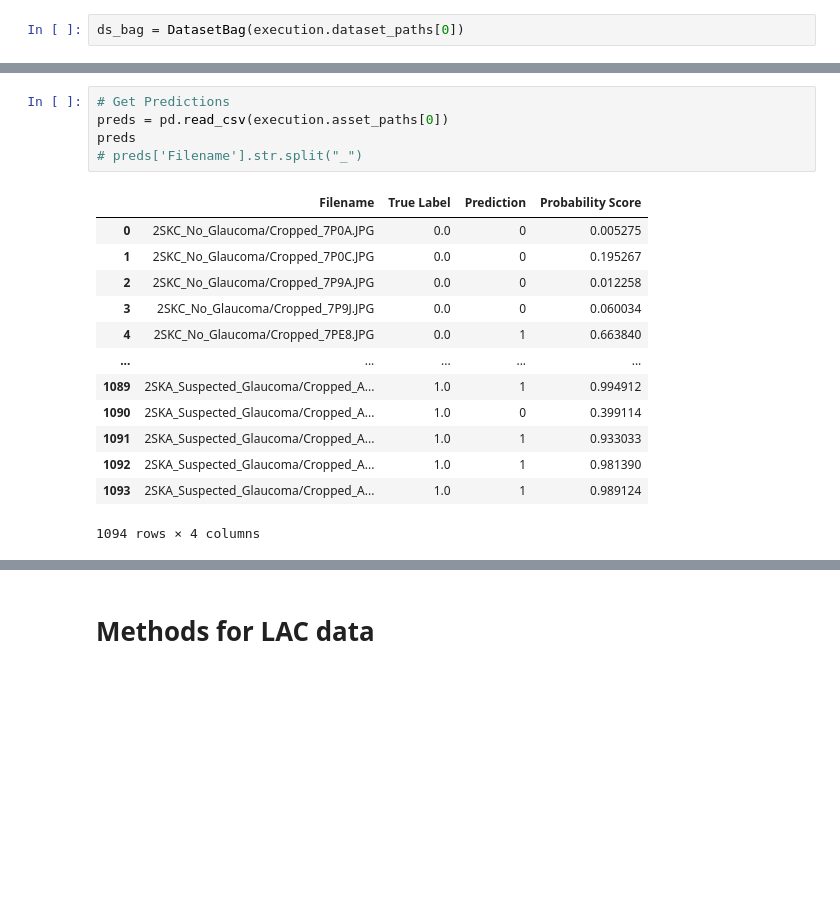
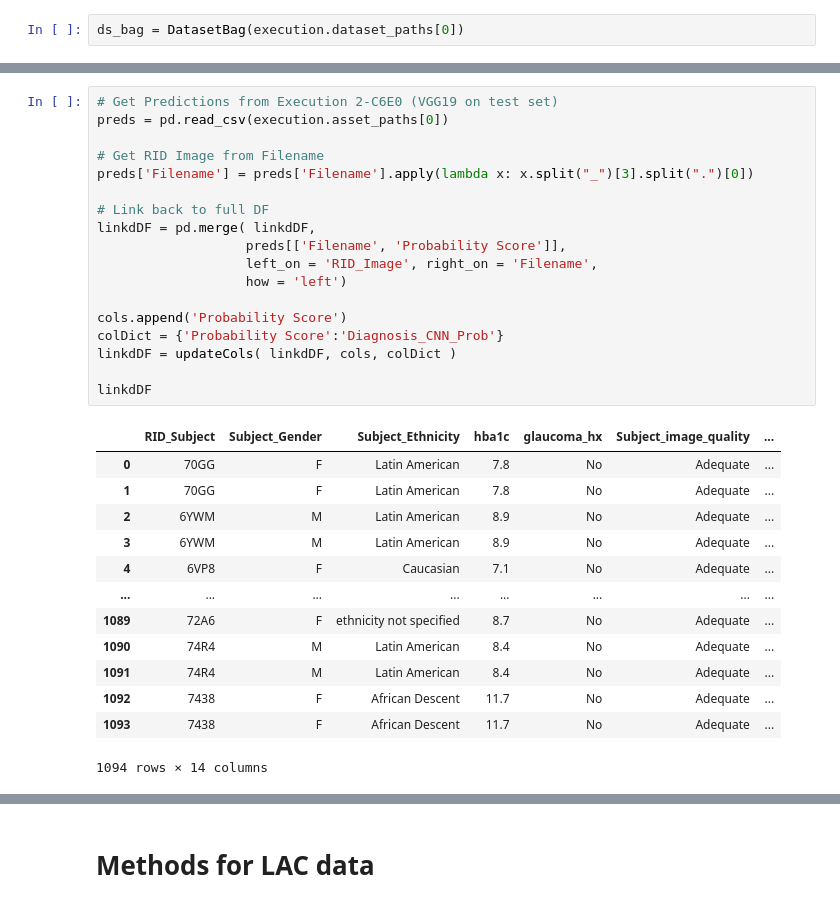
Before and after one commit to informatics-isi-edu/eye-ai-exec, a Jupyter notebook: notebooks/Sandbox_KB/Get_VGGPreds.ipynb, the cells around one changed output, grey strips where cells are left out. Cells and saved outputs as stored; diff of their text form; blank space fills up the shorter version.

```diff
--- a/notebooks/Sandbox_KB/Get_VGGPreds.ipynb
+++ b/notebooks/Sandbox_KB/Get_VGGPreds.ipynb
@@ -160,19 +189,32 @@ eye-ai:Subject
 # %%
-# Get Predictions
+# Get Predictions from Execution 2-C6E0 (VGG19 on test set)
 preds = pd.read_csv(execution.asset_paths[0])
-preds
-# preds['Filename'].str.split("_")
+
+# Get RID Image from Filename
+preds['Filename'] = preds['Filename'].apply(lambda x: x.split("_")[3].split(".")[0])
+
+# Link back to full DF
+linkdDF = pd.merge( linkdDF,
+                   preds[['Filename', 'Probability Score']],
+                   left_on = 'RID_Image', right_on = 'Filename',
+                   how = 'left')
+
+cols.append('Probability Score')
+colDict = {'Probability Score':'Diagnosis_CNN_Prob'}
+linkdDF = updateCols( linkdDF, cols, colDict )
+
+linkdDF
 # %% [output]
-|  | Filename | True Label | Prediction | Probability Score |
-| 0 | 2SKC_No_Glaucoma/Cropped_7P0A.JPG | 0.0 | 0 | 0.005275 |
-| 1 | 2SKC_No_Glaucoma/Cropped_7P0C.JPG | 0.0 | 0 | 0.195267 |
-| 2 | 2SKC_No_Glaucoma/Cropped_7P9A.JPG | 0.0 | 0 | 0.012258 |
-| 3 | 2SKC_No_Glaucoma/Cropped_7P9J.JPG | 0.0 | 0 | 0.060034 |
-| 4 | 2SKC_No_Glaucoma/Cropped_7PE8.JPG | 0.0 | 1 | 0.663840 |
-| ... | ... | ... | ... | ... |
-| 1089 | 2SKA_Suspected_Glaucoma/Cropped_A... | 1.0 | 1 | 0.994912 |
-| 1090 | 2SKA_Suspected_Glaucoma/Cropped_A... | 1.0 | 0 | 0.399114 |
-| 1091 | 2SKA_Suspected_Glaucoma/Cropped_A... | 1.0 | 1 | 0.933033 |
-| 1092 | 2SKA_Suspected_Glaucoma/Cropped_A... | 1.0 | 1 | 0.981390 |
-| 1093 | 2SKA_Suspected_Glaucoma/Cropped_A... | 1.0 | 1 | 0.989124 |
+|  | RID_Subject | Subject_Gender | Subject_Ethnicity | hba1c | glaucoma_hx | Subject_image_quality | ... |
+| 0 | 70GG | F | Latin American | 7.8 | No | Adequate | ... |
+| 1 | 70GG | F | Latin American | 7.8 | No | Adequate | ... |
+| 2 | 6YWM | M | Latin American | 8.9 | No | Adequate | ... |
+| 3 | 6YWM | M | Latin American | 8.9 | No | Adequate | ... |
+| 4 | 6VP8 | F | Caucasian | 7.1 | No | Adequate | ... |
+| ... | ... | ... | ... | ... | ... | ... | ... |
+| 1089 | 72A6 | F | ethnicity not specified | 8.7 | No | Adequate | ... |
+| 1090 | 74R4 | M | Latin American | 8.4 | No | Adequate | ... |
+| 1091 | 74R4 | M | Latin American | 8.4 | No | Adequate | ... |
+| 1092 | 7438 | F | African Descent | 11.7 | No | Adequate | ... |
+| 1093 | 7438 | F | African Descent | 11.7 | No | Adequate | ... |
-1094 rows × 4 columns
+1094 rows × 14 columns
```
Also changed, not shown: parts of 7 cells of this notebook.
